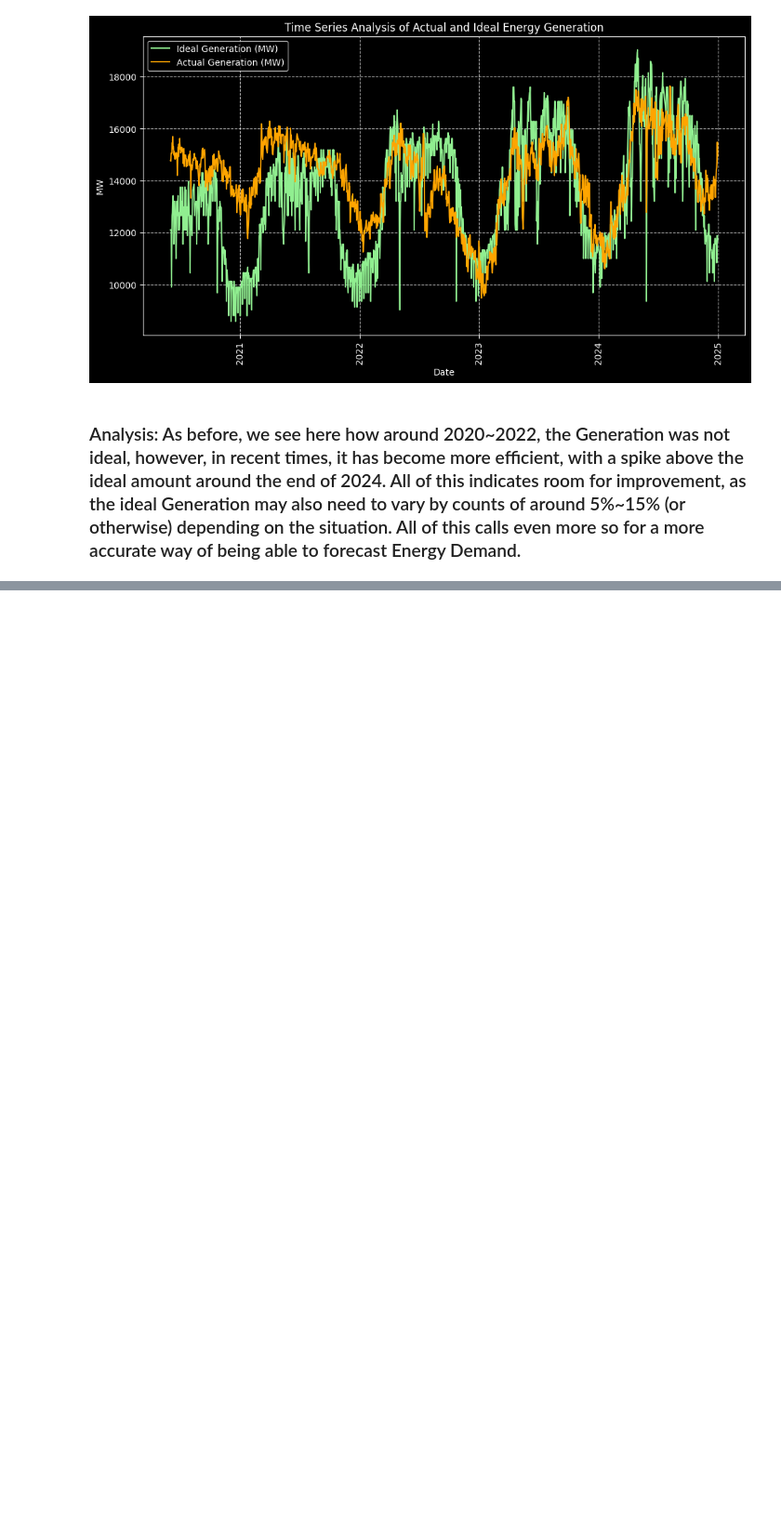
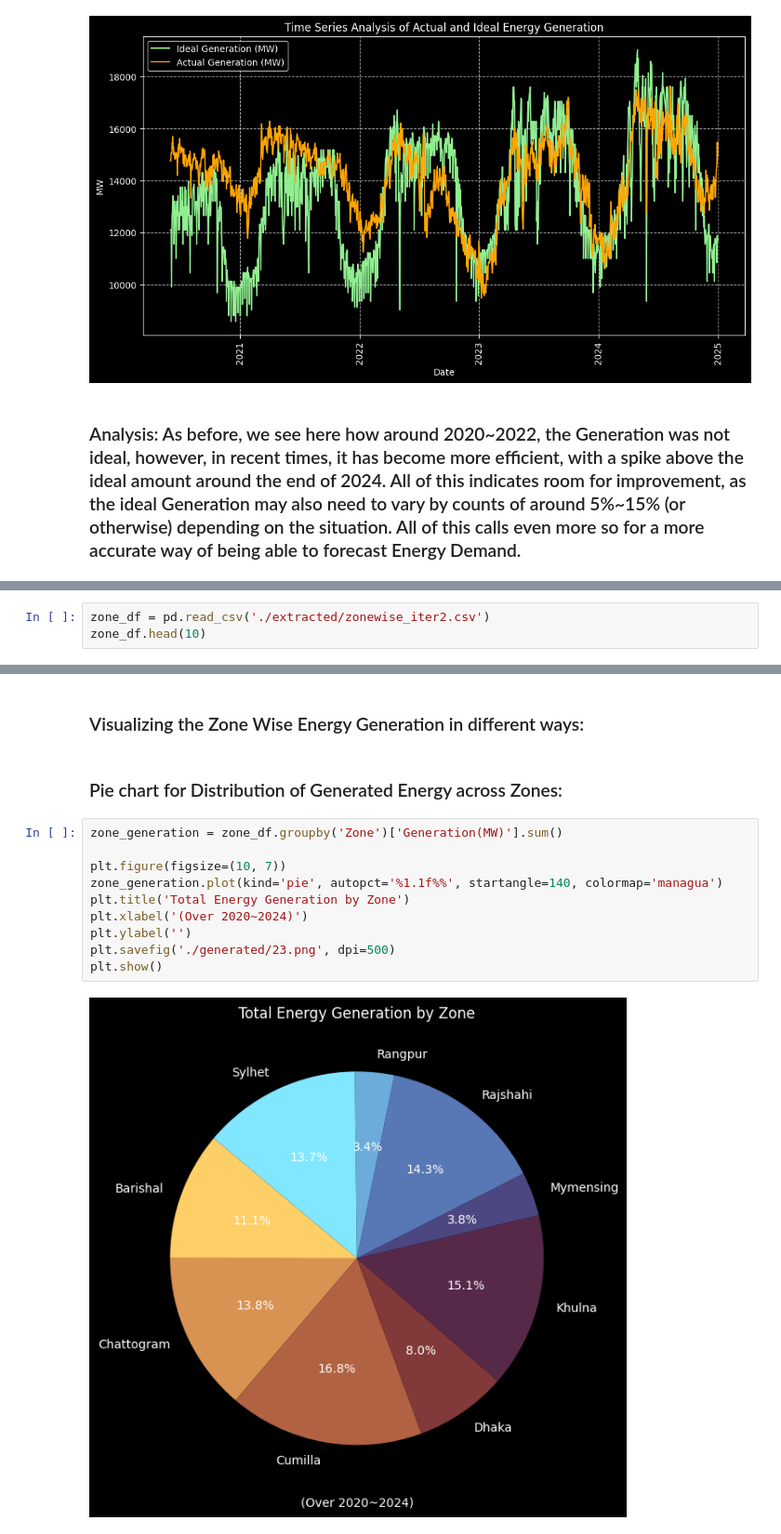
Before and after one commit to rajin-khan/GridGenius, a Jupyter notebook: Collection/EDA5.ipynb, the cells around one changed output, grey strips where cells are left out. Shown at 93% size. Saved outputs shown, nothing was run; the diff lists cells and outputs as text; blank space fills up the shorter version.

```diff
--- a/Collection/EDA5.ipynb
+++ b/Collection/EDA5.ipynb
@@ -650,0 +655,3 @@ plt.show()
+# %%
+zone_df = pd.read_csv('./extracted/zonewise_iter2.csv')
+zone_df.head(10)
@@ -650,0 +670,16 @@ plt.show()
+# %% [markdown]
+### Visualizing the Zone Wise Energy Generation in different ways:
+# %% [markdown]
+### Pie chart for Distribution of Generated Energy across Zones:
+# %%
+zone_generation = zone_df.groupby('Zone')['Generation(MW)'].sum()
+
+plt.figure(figsize=(10, 7))
+zone_generation.plot(kind='pie', autopct='%1.1f%%', startangle=140, colormap='managua')
+plt.title('Total Energy Generation by Zone')
+plt.xlabel('(Over 2020~2024)')
+plt.ylabel('')
+plt.savefig('./generated/23.png', dpi=500)
+plt.show()
+# %% [output]
+[figure, added]
```
Also changed, not shown: parts of 7 cells of this notebook.
